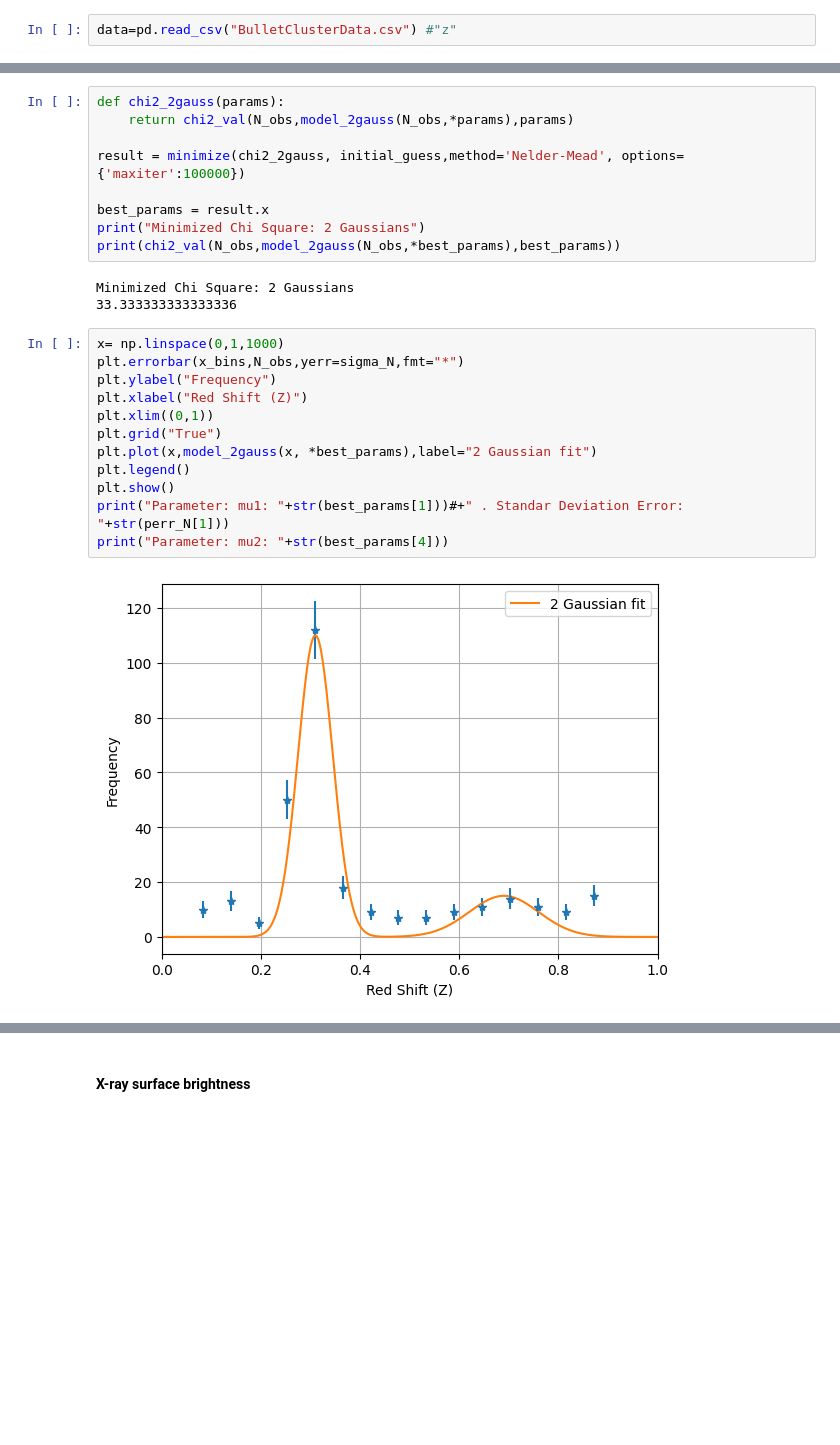
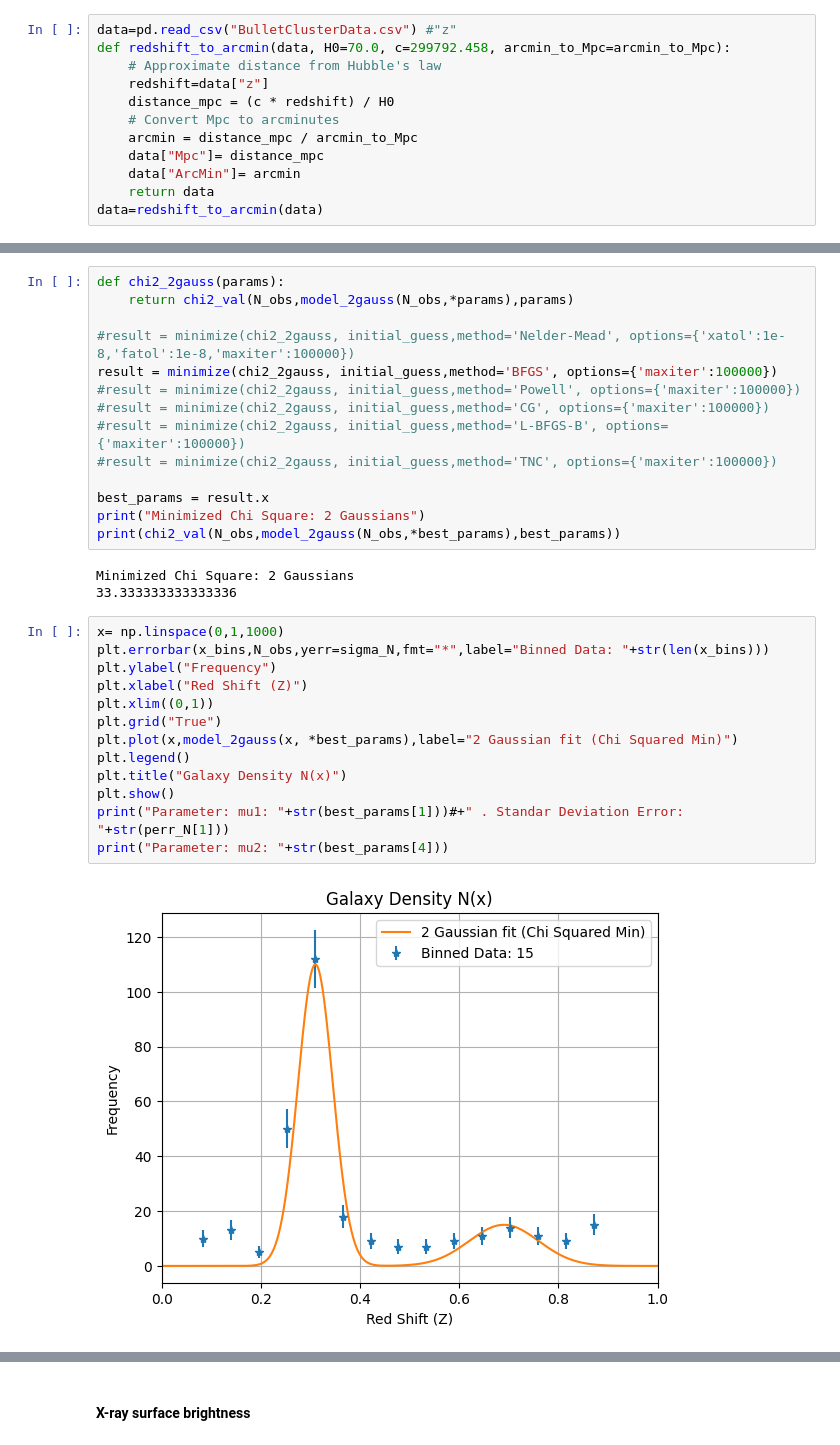
Before and after one commit to jdgv1709/Statistical-Analysis-of-the-Bullet-Cluster-Statistics-1-Course, a Jupyter notebook: Final Exam.ipynb, the cells around one changed output, grey strips where cells are left out. Drawn from its saved outputs; the diff is of its cells as text; blank space fills up the shorter version.

```diff
--- a/Final Exam.ipynb
+++ b/Final Exam.ipynb
@@ -44,3 +44,13 @@ M_per_kappa = 3e14# Msun per unit integrated kappa
 ### Part 0: Data
 # %%
 data=pd.read_csv("BulletClusterData.csv") #"z"
+def redshift_to_arcmin(data, H0=70.0, c=299792.458, arcmin_to_Mpc=arcmin_to_Mpc):
+    # Approximate distance from Hubble's law
+    redshift=data["z"]
+    distance_mpc = (c * redshift) / H0
+    # Convert Mpc to arcminutes
+    arcmin = distance_mpc / arcmin_to_Mpc
+    data["Mpc"]= distance_mpc
+    data["ArcMin"]= arcmin
+    return data
+data=redshift_to_arcmin(data)
@@ -258,7 +291,12 @@ print(chi2_val(N_obs,model_2gauss(N_obs,*popt_N),popt_N))
 def chi2_2gauss(params):
     return chi2_val(N_obs,model_2gauss(N_obs,*params),params)
 
-result = minimize(chi2_2gauss, initial_guess,method='Nelder-Mead', options={'maxiter':100000})
+#result = minimize(chi2_2gauss, initial_guess,method='Nelder-Mead', options={'xatol':1e-8,'fatol':1e-8,'maxiter':100000})
+result = minimize(chi2_2gauss, initial_guess,method='BFGS', options={'maxiter':100000})
+#result = minimize(chi2_2gauss, initial_guess,method='Powell', options={'maxiter':100000})
+#result = minimize(chi2_2gauss, initial_guess,method='CG', options={'maxiter':100000})
+#result = minimize(chi2_2gauss, initial_guess,method='L-BFGS-B', options={'maxiter':100000})
+#result = minimize(chi2_2gauss, initial_guess,method='TNC', options={'maxiter':100000})
 
 best_params = result.x
 print("Minimized Chi Square: 2 Gaussians")
@@ -268,18 +306,19 @@ Minimized Chi Square: 2 Gaussians
 33.333333333333336
 # %%
 x= np.linspace(0,1,1000)
-plt.errorbar(x_bins,N_obs,yerr=sigma_N,fmt="*")
+plt.errorbar(x_bins,N_obs,yerr=sigma_N,fmt="*",label="Binned Data: "+str(len(x_bins)))
 plt.ylabel("Frequency")
 plt.xlabel("Red Shift (Z)")
 plt.xlim((0,1))
 plt.grid("True")
-plt.plot(x,model_2gauss(x, *best_params),label="2 Gaussian fit")
+plt.plot(x,model_2gauss(x, *best_params),label="2 Gaussian fit (Chi Squared Min)")
 plt.legend()
+plt.title("Galaxy Density N(x)")
 plt.show()
 print("Parameter: mu1: "+str(best_params[1]))#+" . Standar Deviation Error: "+str(perr_N[1]))
 print("Parameter: mu2: "+str(best_params[4]))
 # %% [output]
-[figure, old version]
+[figure, new version]
 Parameter: mu1: 0.31
 Parameter: mu2: 0.69
 # %%
```
Also changed, not shown: parts of 13 cells of this notebook, 1 other file.
